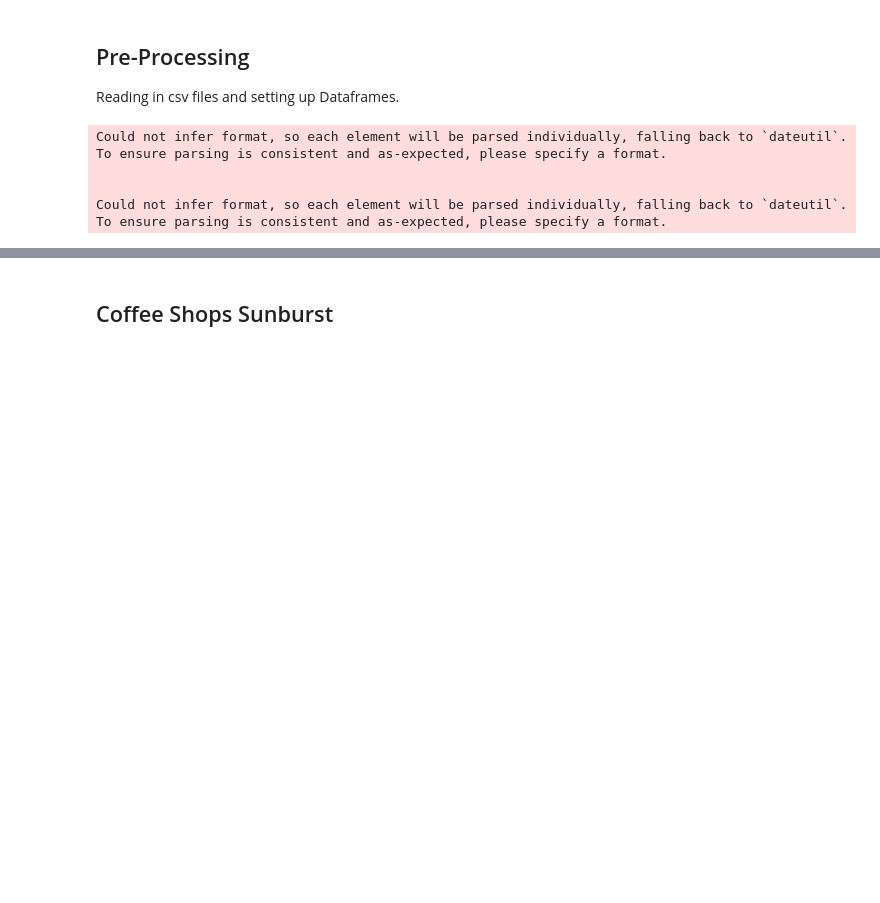
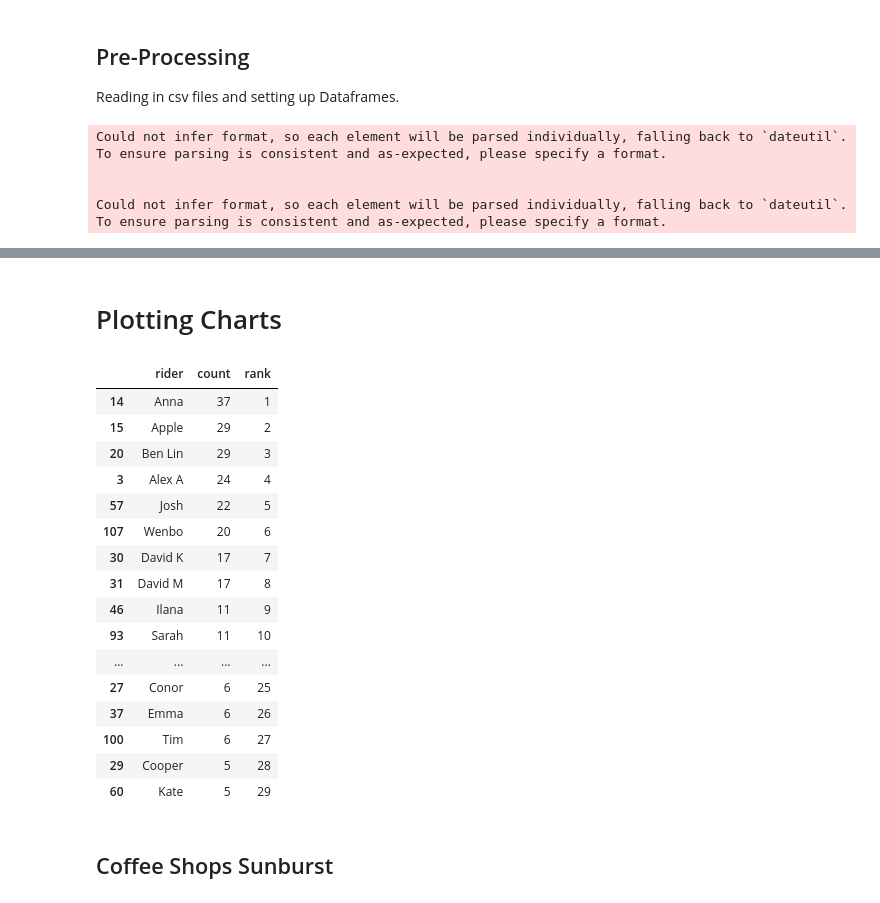
Before and after one commit to annabhe/tbd_stats, a Jupyter notebook: tbd_stats_2025.ipynb, the cells around one changed output, grey strips where cells are left out. Saved outputs shown, nothing was run; the diff lists cells and outputs as text; code cells hidden in the pictures; blank space fills up the shorter version.

```diff
--- a/tbd_stats_2025.ipynb
+++ b/tbd_stats_2025.ipynb
@@ -124,0 +180,2 @@ hiatus_df.sort_values("longest_hiatus_days", ascending=False, inplace=True)
+# %% [markdown]
+# Plotting Charts
@@ -124,0 +205,20 @@ hiatus_df.sort_values("longest_hiatus_days", ascending=False, inplace=True)
+# %%
+attendance_regular
+# %% [output]
+|  | rider | count | rank |
+| 14 | Anna | 37 | 1 |
+| 15 | Apple | 29 | 2 |
+| 20 | Ben Lin | 29 | 3 |
+| 3 | Alex A | 24 | 4 |
+| 57 | Josh | 22 | 5 |
+| 107 | Wenbo | 20 | 6 |
+| 30 | David K | 17 | 7 |
+| 31 | David M | 17 | 8 |
+| 46 | Ilana | 11 | 9 |
+| 93 | Sarah | 11 | 10 |
+| ... | ... | ... | ... |
+| 27 | Conor | 6 | 25 |
+| 37 | Emma | 6 | 26 |
+| 100 | Tim | 6 | 27 |
+| 29 | Cooper | 5 | 28 |
+| 60 | Kate | 5 | 29 |
```
Also changed, not shown: parts of 28 cells of this notebook, 20 other files.
